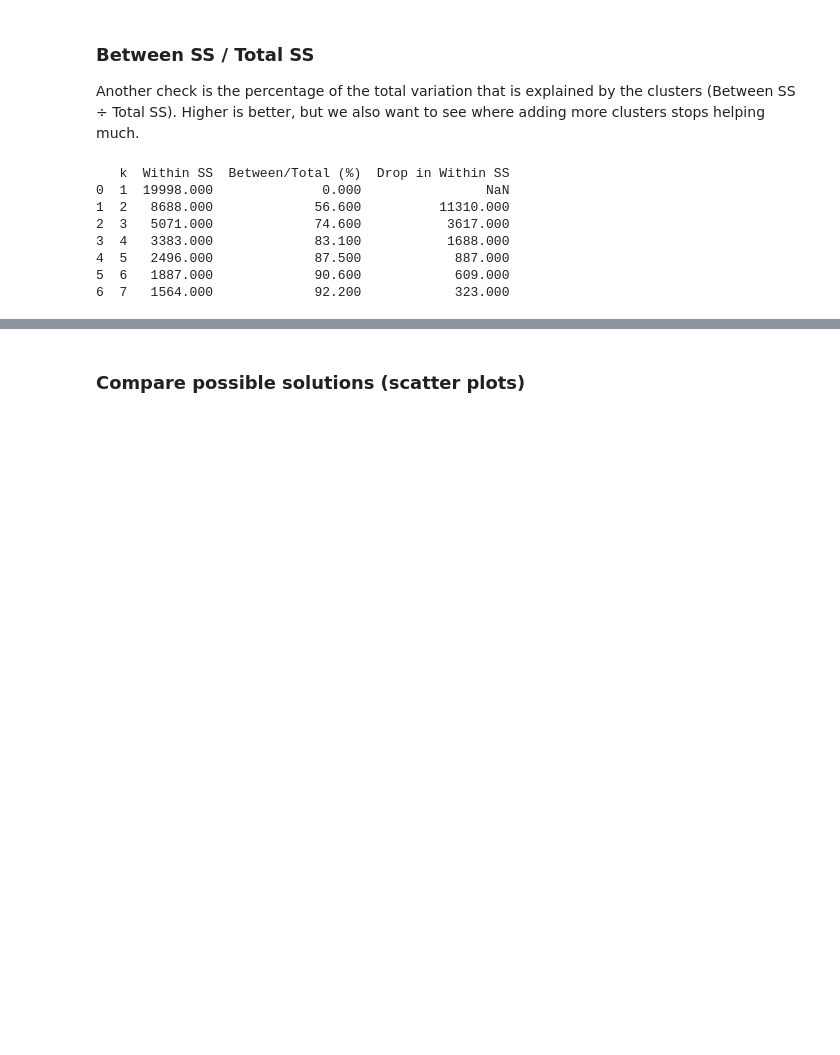
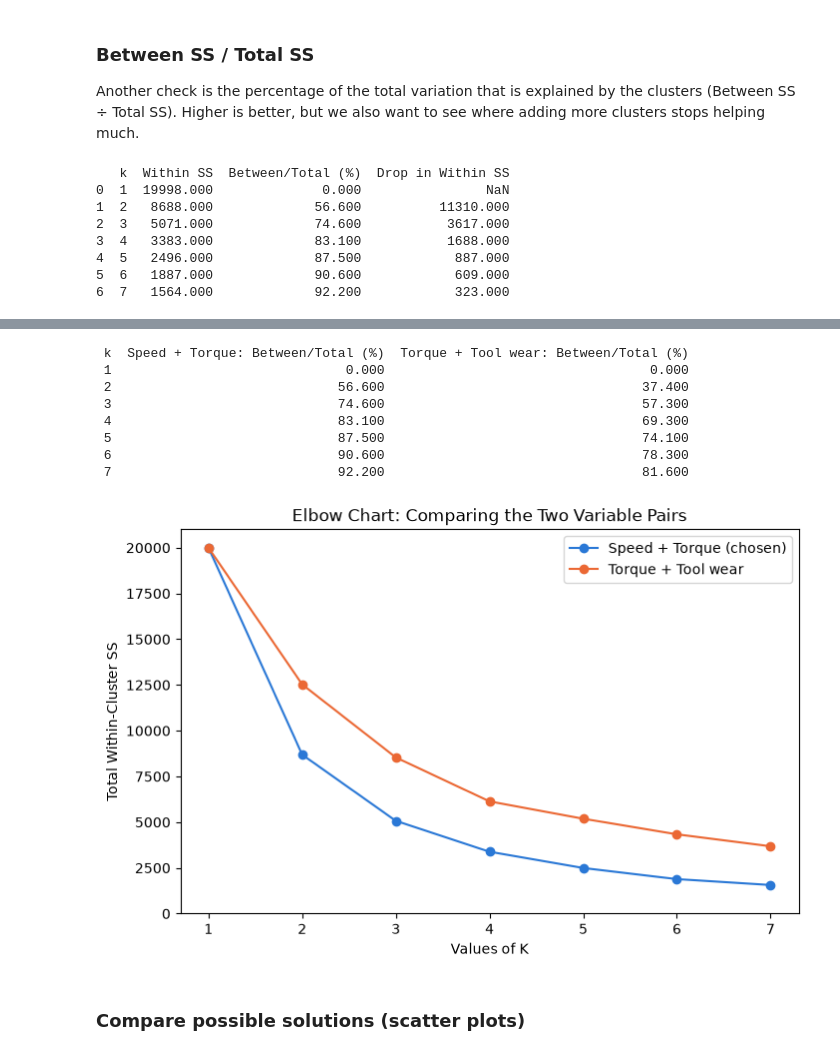
Before and after one commit to DavisenV/Group1-PROG8431-ProblemAnalysis_Workshop_B, a Jupyter notebook: Workshop_B.ipynb, the cells around one changed output, grey strips where cells are left out. Saved outputs shown, nothing was run; the diff lists cells and outputs as text; code cells hidden in the pictures; blank space fills up the shorter version.

```diff
--- a/Workshop_B.ipynb
+++ b/Workshop_B.ipynb
@@ -479,3 +486,40 @@ print(ss_table)
+# %%
+X_alt = pd.DataFrame({
+    "torque_std":    stamn(df_clean["torque"]),
+    "tool_wear_std": stamn(df_clean["tool_wear"]),
+})
+wss_alt = np.zeros(maxk)
+for k in nk:
+    km_alt = KMeans(n_clusters=k, max_iter=10, n_init=10, random_state=123).fit(X_alt)
+    wss_alt[k - 1] = km_alt.inertia_
+
+total_alt = ((X_alt - X_alt.mean())**2).sum().sum()
+pair_compare = pd.DataFrame({
+    "k": list(nk),
+    "Speed + Torque: Between/Total (%)": (ratio * 100).round(1),
+    "Torque + Tool wear: Between/Total (%)": ((1 - wss_alt / total_alt) * 100).clip(min=0).round(1),
+})
+print(pair_compare.to_string(index=False))
+
+plt.figure(figsize=(8, 5))
+plt.plot(list(nk), wss, marker="o", color=CLUSTER_COLOURS[0], label="Speed + Torque (chosen)")
+plt.plot(list(nk), wss_alt, marker="o", color=CLUSTER_COLOURS[1], label="Torque + Tool wear")
+plt.title("Elbow Chart: Comparing the Two Variable Pairs")
+plt.xlabel("Values of K")
+plt.ylabel("Total Within-Cluster SS")
+plt.ylim(0, max(wss) * 1.05)
+plt.legend()
+plt.show()
+# %% [output]
+ k  Speed + Torque: Between/Total (%)  Torque + Tool wear: Between/Total (%)
+ 1                              0.000                                  0.000
+ 2                             56.600                                 37.400
+ 3                             74.600                                 57.300
+ 4                             83.100                                 69.300
+ 5                             87.500                                 74.100
+ 6                             90.600                                 78.300
+ 7                             92.200                                 81.600
+[figure, added]
 # %% [markdown]
 ### Compare possible solutions (scatter plots)
 # %%
```
Also changed, not shown: parts of 5 cells of this notebook.
